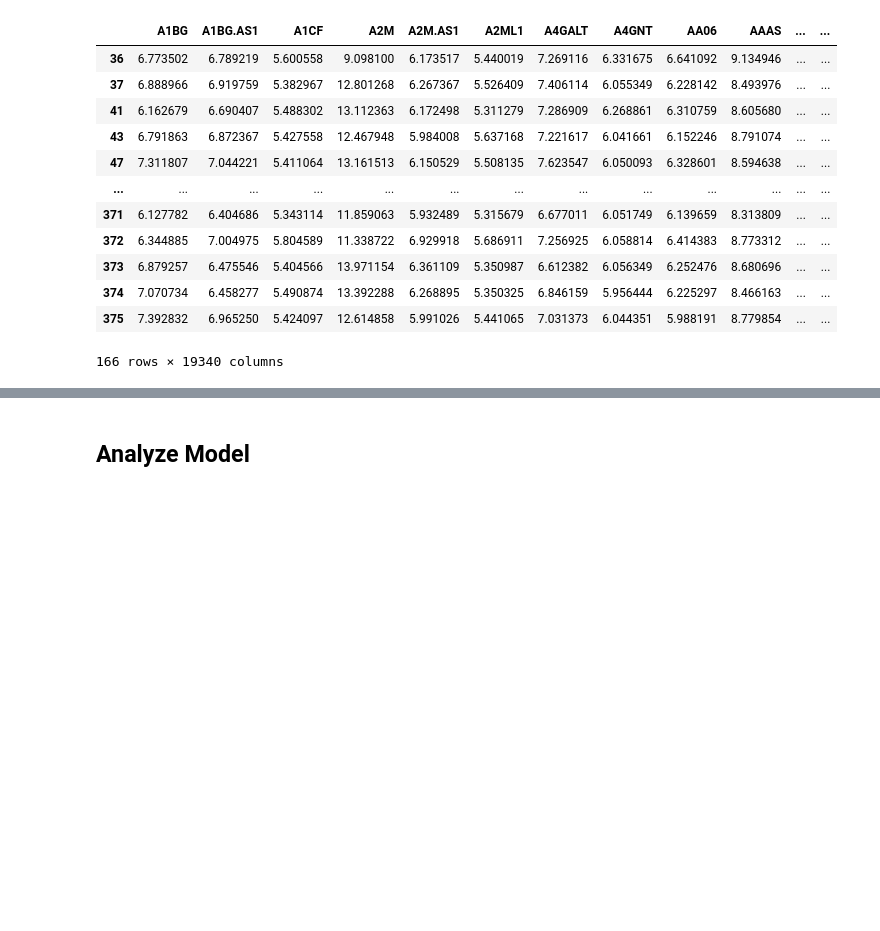
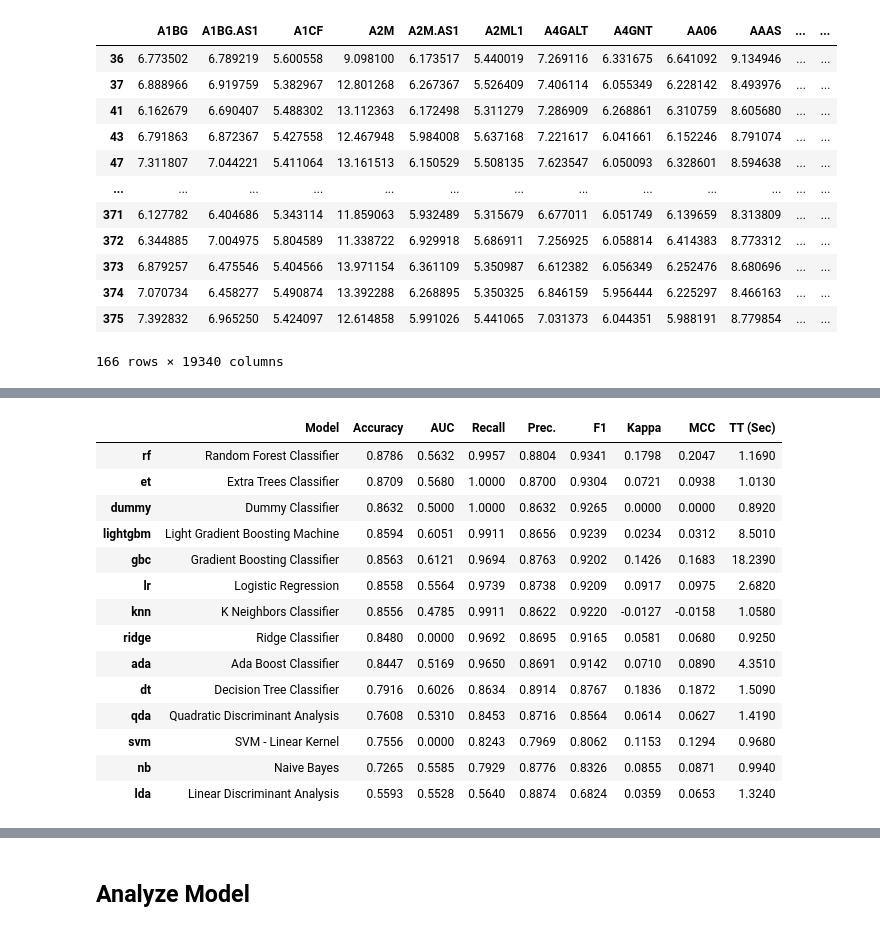
Before and after one commit to ElArquitectorgo/precisionFDA-AutoML, a Jupyter notebook: tutorial.ipynb, the cells around one changed output, grey strips where cells are left out. Cells and saved outputs as stored; diff of their text form; code cells hidden in the pictures; blank space fills up the shorter version.

```diff
--- a/tutorial.ipynb
+++ b/tutorial.ipynb
@@ -128,0 +171,4 @@ best = compare_models()
+# %%
+# Dataset sin fenotipos completo (377 muestras)
+best_3 = compare_models()
+# %% [output]
@@ -128,0 +176,15 @@ best = compare_models()
+|  | Model | Accuracy | AUC | Recall | Prec. | F1 | Kappa | MCC | TT (Sec) |
+| rf | Random Forest Classifier | 0.8786 | 0.5632 | 0.9957 | 0.8804 | 0.9341 | 0.1798 | 0.2047 | 1.1690 |
+| et | Extra Trees Classifier | 0.8709 | 0.5680 | 1.0000 | 0.8700 | 0.9304 | 0.0721 | 0.0938 | 1.0130 |
+| dummy | Dummy Classifier | 0.8632 | 0.5000 | 1.0000 | 0.8632 | 0.9265 | 0.0000 | 0.0000 | 0.8920 |
+| lightgbm | Light Gradient Boosting Machine | 0.8594 | 0.6051 | 0.9911 | 0.8656 | 0.9239 | 0.0234 | 0.0312 | 8.5010 |
+| gbc | Gradient Boosting Classifier | 0.8563 | 0.6121 | 0.9694 | 0.8763 | 0.9202 | 0.1426 | 0.1683 | 18.2390 |
+| lr | Logistic Regression | 0.8558 | 0.5564 | 0.9739 | 0.8738 | 0.9209 | 0.0917 | 0.0975 | 2.6820 |
+| knn | K Neighbors Classifier | 0.8556 | 0.4785 | 0.9911 | 0.8622 | 0.9220 | -0.0127 | -0.0158 | 1.0580 |
+| ridge | Ridge Classifier | 0.8480 | 0.0000 | 0.9692 | 0.8695 | 0.9165 | 0.0581 | 0.0680 | 0.9250 |
+| ada | Ada Boost Classifier | 0.8447 | 0.5169 | 0.9650 | 0.8691 | 0.9142 | 0.0710 | 0.0890 | 4.3510 |
+| dt | Decision Tree Classifier | 0.7916 | 0.6026 | 0.8634 | 0.8914 | 0.8767 | 0.1836 | 0.1872 | 1.5090 |
+| qda | Quadratic Discriminant Analysis | 0.7608 | 0.5310 | 0.8453 | 0.8716 | 0.8564 | 0.0614 | 0.0627 | 1.4190 |
+| svm | SVM - Linear Kernel | 0.7556 | 0.0000 | 0.8243 | 0.7969 | 0.8062 | 0.1153 | 0.1294 | 0.9680 |
+| nb | Naive Bayes | 0.7265 | 0.5585 | 0.7929 | 0.8776 | 0.8326 | 0.0855 | 0.0871 | 0.9940 |
+| lda | Linear Discriminant Analysis | 0.5593 | 0.5528 | 0.5640 | 0.8874 | 0.6824 | 0.0359 | 0.0653 | 1.3240 |
```
Also changed, not shown: parts of 5 cells of this notebook.
